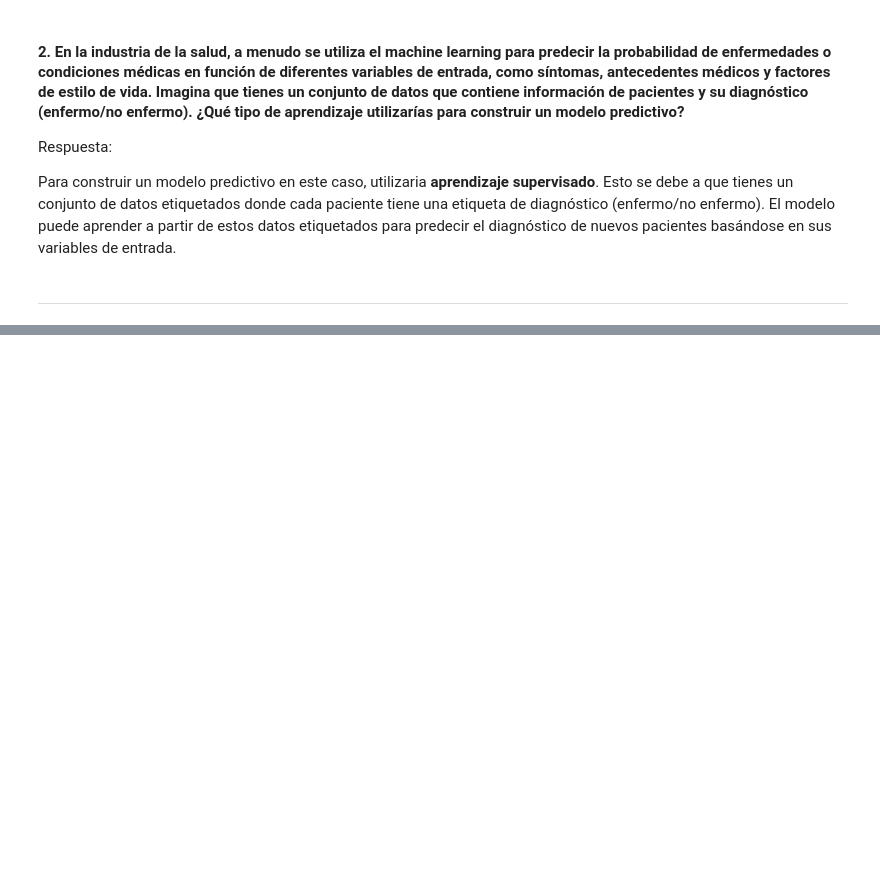
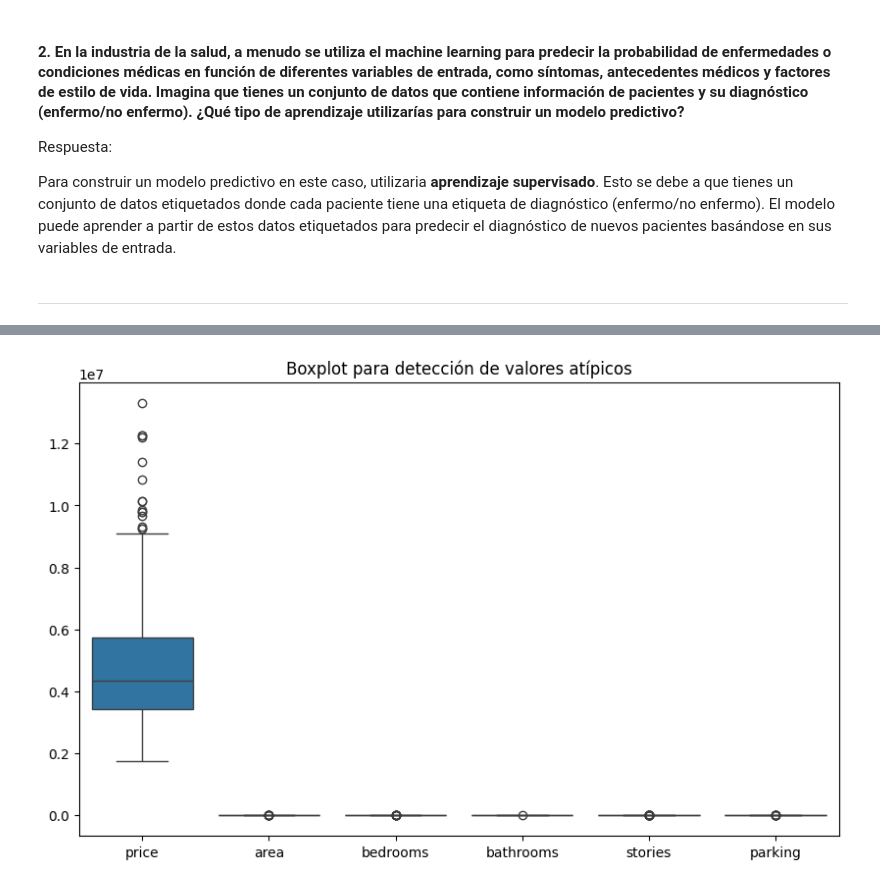
Before and after one commit to martingom4/Data-Science, a Jupyter notebook: Machine_learning/Desafios/Deasifio-1-Martin-Gomez.ipynb, the cells around one changed output, grey strips where cells are left out. Cells and saved outputs as stored; diff of their text form; code cells hidden in the pictures; blank space fills up the shorter version.

```diff
--- a/Machine_learning/Desafios/Deasifio-1-Martin-Gomez.ipynb
+++ b/Machine_learning/Desafios/Deasifio-1-Martin-Gomez.ipynb
@@ -25,0 +82,3 @@ Para construir un modelo predictivo en este caso, utilizaria **aprendizaje super
+# %%
+df = pd.read_excel('../Apoyo-Desafio/data-housing.xlsx')
+df.head()
@@ -25,0 +132,8 @@ Para construir un modelo predictivo en este caso, utilizaria **aprendizaje super
+# %%
+# Identificar valores atípicos con un boxplot
+plt.figure(figsize=(10, 6))
+sns.boxplot(data=df)
+plt.title("Boxplot para detección de valores atípicos")
+plt.show()
+# %% [output]
+[figure, added]
```
Also changed, not shown: parts of 13 cells of this notebook.
